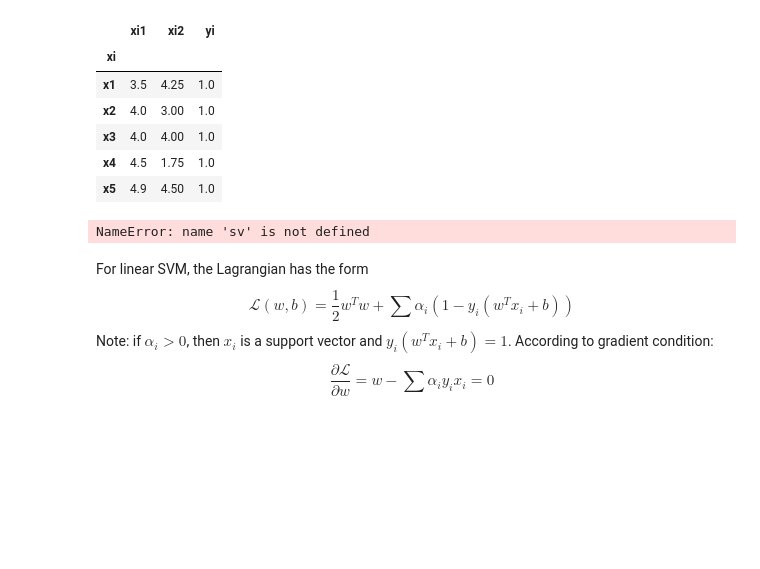
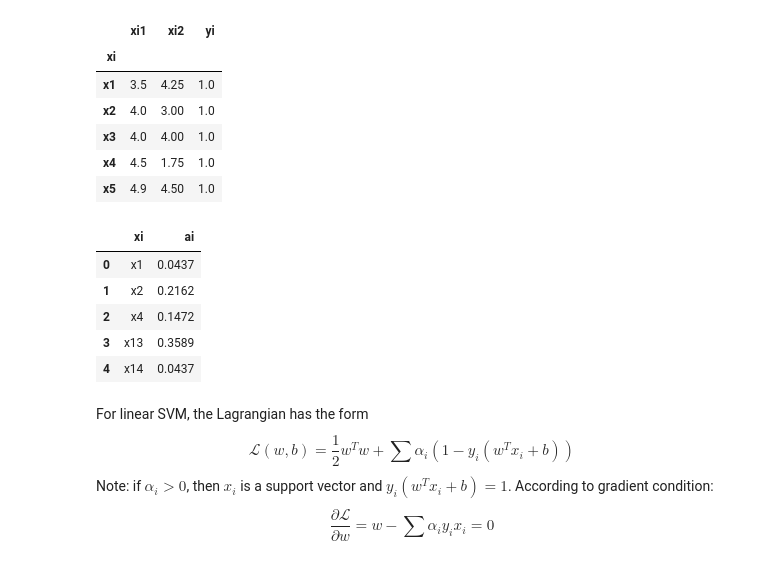
Before and after one commit to SAutum/ai-ds, a Jupyter notebook: ml/hongli/sheet_07/exercise_07.ipynb, the cells around one changed output. Drawn from its saved outputs; the diff is of its cells as text; code cells hidden in the pictures; blank space fills up the shorter version.

```diff
--- a/ml/hongli/sheet_07/exercise_07.ipynb
+++ b/ml/hongli/sheet_07/exercise_07.ipynb
@@ -18,15 +18,20 @@ df.head()
 # %%
 # Support vectors
 svs = {
 
     'xi': ['x1', 'x2', 'x4', 'x13', 'x14'],
     'ai': [0.0437, 0.2162, 0.1472, 0.3589, 0.0437]
 }
 
-svs = pd.DataFrame(sv)
+svs = pd.DataFrame(svs)
 svs
 # %% [output]
-NameError: name 'sv' is not defined
+|  | xi | ai |
+| 0 | x1 | 0.0437 |
+| 1 | x2 | 0.2162 |
+| 2 | x4 | 0.1472 |
+| 3 | x13 | 0.3589 |
+| 4 | x14 | 0.0437 |
 # %% [markdown]
 For linear SVM, the Lagrangian has the form
 $$\mathcal{L}(w, b) = \frac{1}{2}w^T w + \sum \alpha_i(1 - y_i(w^T x_i + b))$$
```
Also changed, not shown: parts of 4 cells of this notebook.
